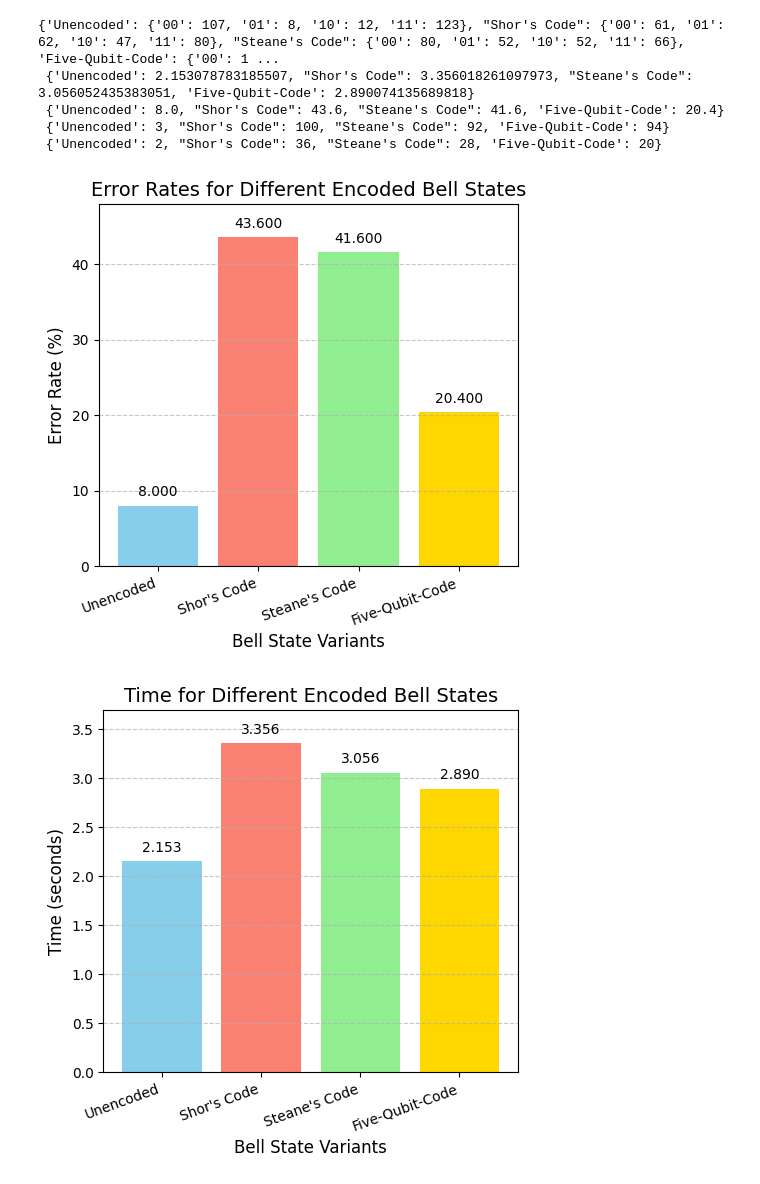
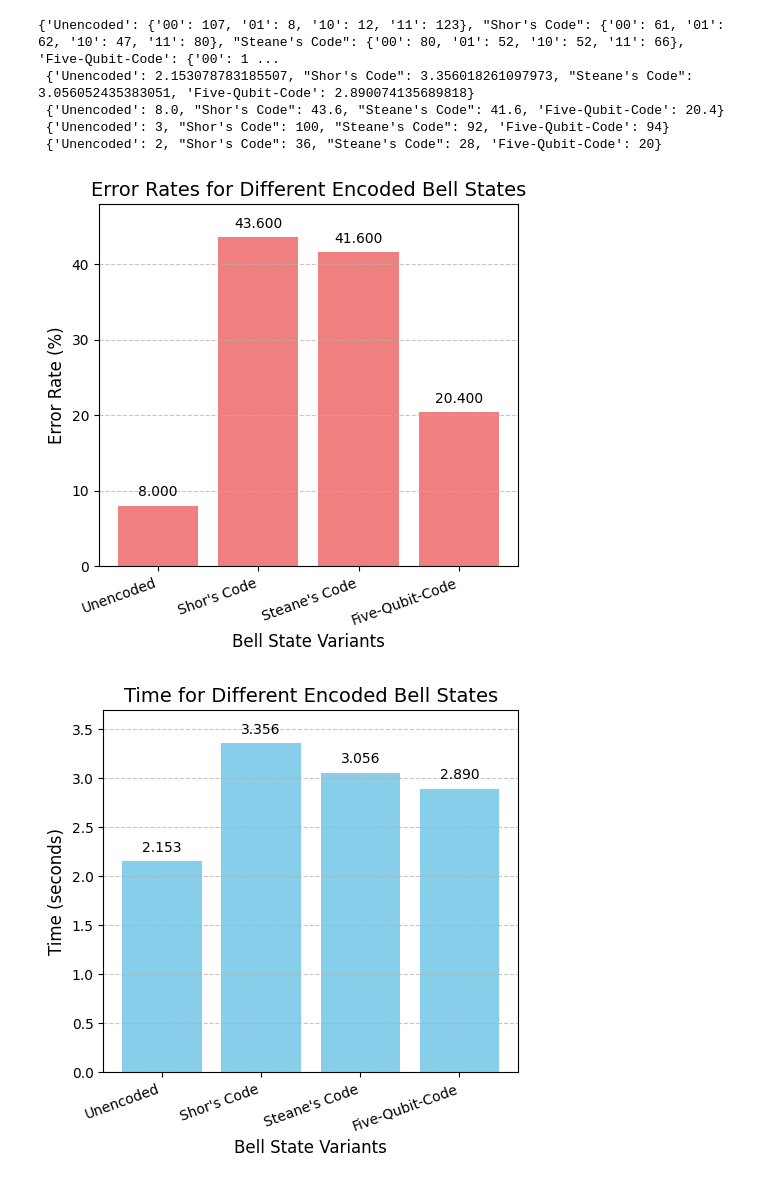
Before and after one commit to squid2010/ISEF2024-25, a Jupyter notebook: main.ipynb, the cells around one changed output. Saved outputs shown, nothing was run; the diff lists cells and outputs as text; code cells hidden in the pictures.

```diff
--- a/main.ipynb
+++ b/main.ipynb
@@ -376,10 +376,10 @@ _, error_values = extract_keys_values(errors)
 _, depth_values = extract_keys_values(depths)
 _, num_qubit_values = extract_keys_values(num_qubits)
 
-def plot_histogram(values, y_name, table_name):
+def plot_histogram(values, color, y_name, table_name):
     # Plot histogram for error rates
     plt.figure(figsize=(5, 5))
-    bars = plt.bar(names, values, color = ['skyblue', 'salmon', 'lightgreen', 'gold'])
+    bars = plt.bar(names, values, color=color)
     plt.ylim(0, max(values) + max(values) / 10)
     for bar in bars:
         height = bar.get_height()
@@ -402,48 +402,48 @@ def plot_histogram(values, y_name, table_name):
     plt.close()
 
 
-plot_histogram(error_values, 'Error Rate (%)', 'Error Rates for Different Encoded Bell States')
+plot_histogram(error_values, 'lightcoral', 'Error Rate (%)', 'Error Rates for Different Encoded Bell States')
 
-plot_histogram(times_values, 'Time (seconds)', 'Time for Different Encoded Bell States')
+plot_histogram(times_values, 'skyblue', 'Time (seconds)', 'Time for Different Encoded Bell States')
 
-plot_histogram(depth_values, 'Circuit Depth', 'Circuit Depth for Different Encoded Bell States')
+plot_histogram(depth_values, 'lightgreen', 'Circuit Depth', 'Circuit Depth for Different Encoded Bell States')
 
-plot_histogram(num_qubit_values, 'Number of Qubits', 'Number of Qubits for Different Encoded Bell States')
+plot_histogram(num_qubit_values, 'coral', 'Number of Qubits', 'Number of Qubits for Different Encoded Bell States')
 
 # Plot scatter plots
 relationships = [
-    (times_values, error_values, 'Time (seconds)', 'Error Rates (%)', 'Fig 1: Time vs Error Rates'),
-    (depth_values, error_values, 'Circuit Depth', 'Error Rates (%)',  'Fig 2: Depth vs Error Rates'),
-    (num_qubit_values, error_values, 'Number of Qubits', 'Error Rates (%)', 'Fig 3: Number of Qubits vs Error Rates'),
-    (depth_values, times_values, 'Circuit Depth', 'Time (seconds)', 'Fig 4: Depth vs Time'),
-    (num_qubit_values, times_values, 'Number of Qubits', 'Time (seconds)', 'Fig 5: Number of Qubits vs Time'),
-    (depth_values, num_qubit_values, 'Circuit Depth', 'Number of Qubits', 'Fig 6: Depth vs Number of Qubits')
+    (times_values, error_values, 'Time (seconds)', 'Error Rates (%)', 'Time vs Error Rates'),
+    (depth_values, error_values, 'Circuit Depth', 'Error Rates (%)',  'Depth vs Error Rates'),
+    (num_qubit_values, error_values, 'Number of Qubits', 'Error Rates (%)', 'Number of Qubits vs Error Rates'),
+    (depth_values, times_values, 'Circuit Depth', 'Time (seconds)', 'Depth vs Time'),
+    (num_qubit_values, times_values, 'Number of Qubits', 'Time (seconds)', 'Number of Qubits vs Time'),
+    (depth_values, num_qubit_values, 'Circuit Depth', 'Number of Qubits', 'Depth vs Number of Qubits')
 ]
 
 for x_values, y_values, xlabel, ylabel, title in relationships:
     # Perform linear regression
     slope, intercept, r_value, p_value, std_err = linregress(x_values, y_values)
     # Line of regression (y = mx + b)
     regression_line = slope * np.array(x_values) + intercept
 
     plt.figure(figsize=(6, 6))
 
     plt.scatter(x_values, y_values, color='skyblue', s=100, alpha=0.7)
     # Plot the regression line
     plt.plot(x_values, regression_line, color='lightgreen')
     for i, name in enumerate(names):
         plt.text(x_values[i], y_values[i], name, fontsize=9, ha='right')
     plt.xlabel(xlabel, fontsize=12)
     plt.ylabel(ylabel, fontsize=12)
     plt.title(title, fontsize=14, y= 1.025)
 
     plt.text(x=.5, y=1.02, s=f'(r={r_value:.2f})', ha='center', va='center', fontsize=8, transform=plt.gca().transAxes)
 
     plt.tight_layout()
     plt.grid(alpha=0.6)
     plt.savefig(f"QuantResults/{title}.png")
     plt.show()
     plt.close()
 # %% [output]
-[figure, old version]
+[figure, new version]
-[figure, old version]
+[figure, new version]
```
Also changed, not shown: parts of 1 cell of this notebook, 10 other files.
